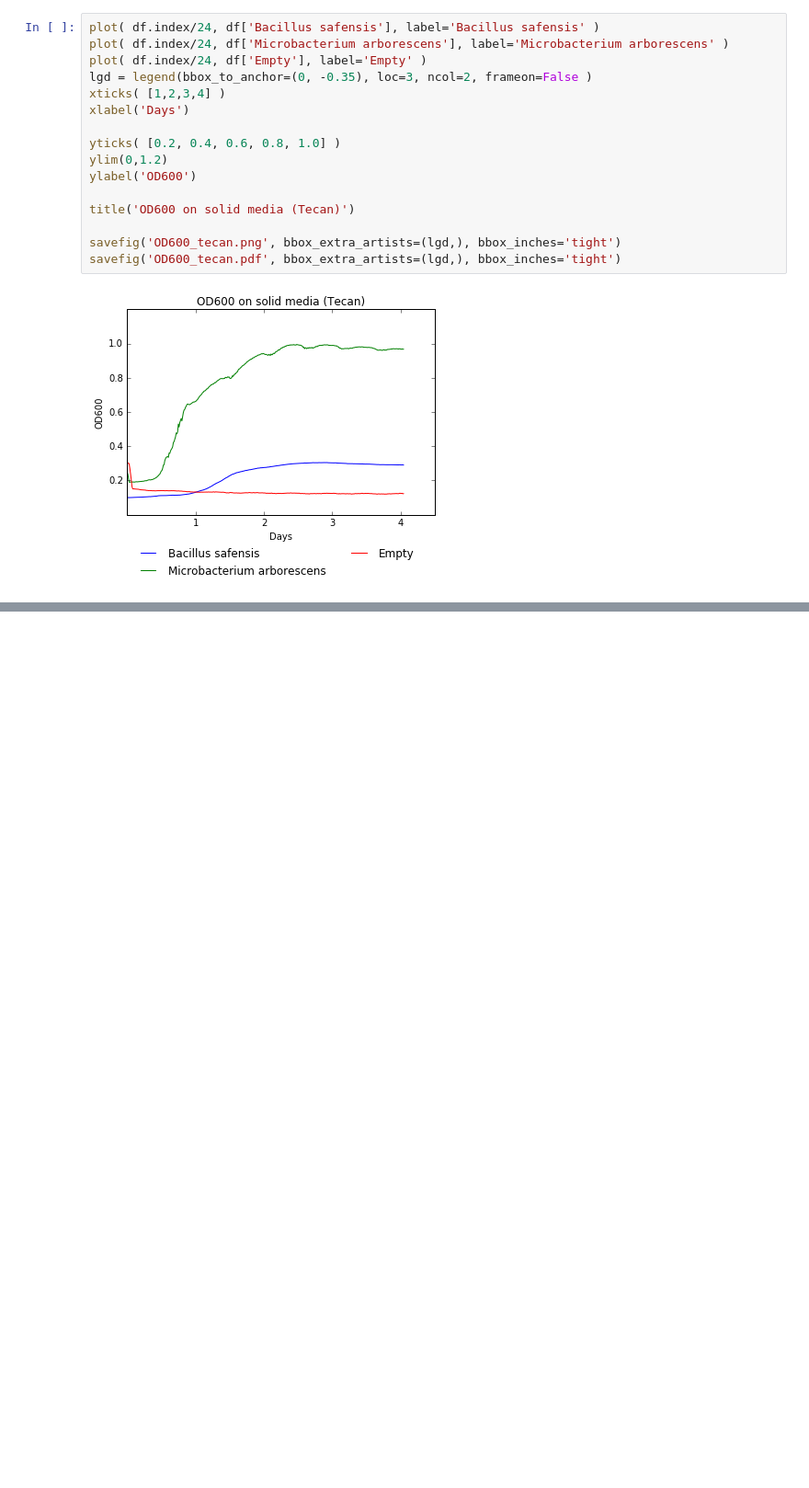
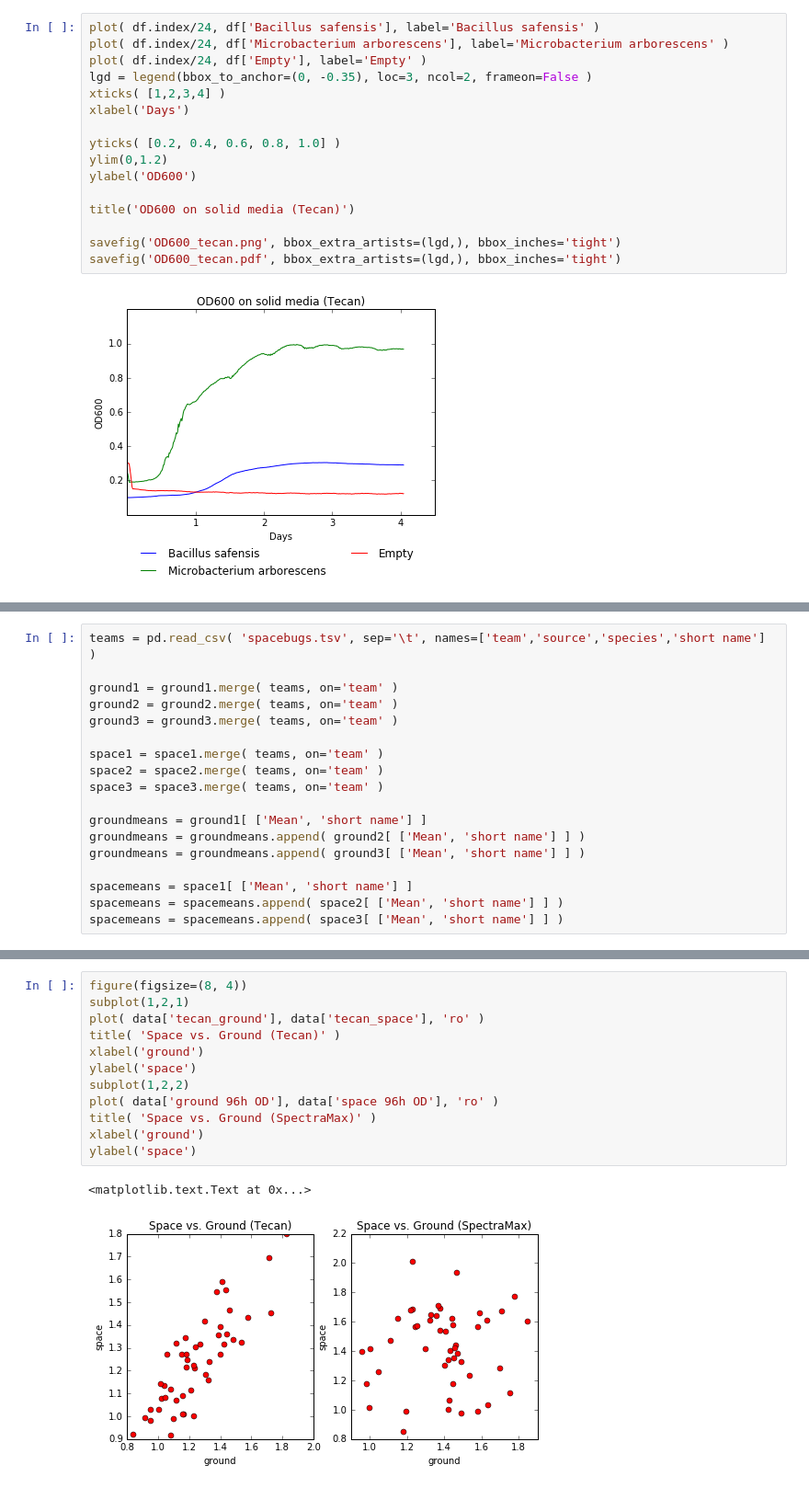
Before and after one commit to ryneches/SpaceGrowth, a Jupyter notebook: OD600 Tecan.ipynb, the cells around one changed output, grey strips where cells are left out. Shown at 92% size. Cells and saved outputs as stored; diff of their text form; blank space fills up the shorter version.

```diff
--- a/OD600 Tecan.ipynb
+++ b/OD600 Tecan.ipynb
@@ -35,0 +115,18 @@ savefig('OD600_tecan.pdf', bbox_extra_artists=(lgd,), bbox_inches='tight')
+# %%
+teams = pd.read_csv( 'spacebugs.tsv', sep='\t', names=['team','source','species','short name'] )
+
+ground1 = ground1.merge( teams, on='team' )
+ground2 = ground2.merge( teams, on='team' )
+ground3 = ground3.merge( teams, on='team' )
+
+space1 = space1.merge( teams, on='team' )
+space2 = space2.merge( teams, on='team' )
+space3 = space3.merge( teams, on='team' )
+
+groundmeans = ground1[ ['Mean', 'short name'] ]
+groundmeans = groundmeans.append( ground2[ ['Mean', 'short name'] ] )
+groundmeans = groundmeans.append( ground3[ ['Mean', 'short name'] ] )
+
+spacemeans = space1[ ['Mean', 'short name'] ]
+spacemeans = spacemeans.append( space2[ ['Mean', 'short name'] ] )
+spacemeans = spacemeans.append( space3[ ['Mean', 'short name'] ] )
@@ -97,0 +188,15 @@ space3 = pd.read_csv( 'Tecan_final_space3.csv' )
+# %%
+figure(figsize=(8, 4))
+subplot(1,2,1)
+plot( data['tecan_ground'], data['tecan_space'], 'ro' )
+title( 'Space vs. Ground (Tecan)' )
+xlabel('ground')
+ylabel('space')
+subplot(1,2,2)
+plot( data['ground 96h OD'], data['space 96h OD'], 'ro' )
+title( 'Space vs. Ground (SpectraMax)' )
+xlabel('ground')
+ylabel('space')
+# %% [output]
+<matplotlib.text.Text at 0x...>
+[figure, added]
```
Also changed, not shown: parts of 17 cells of this notebook, 5 other files.
